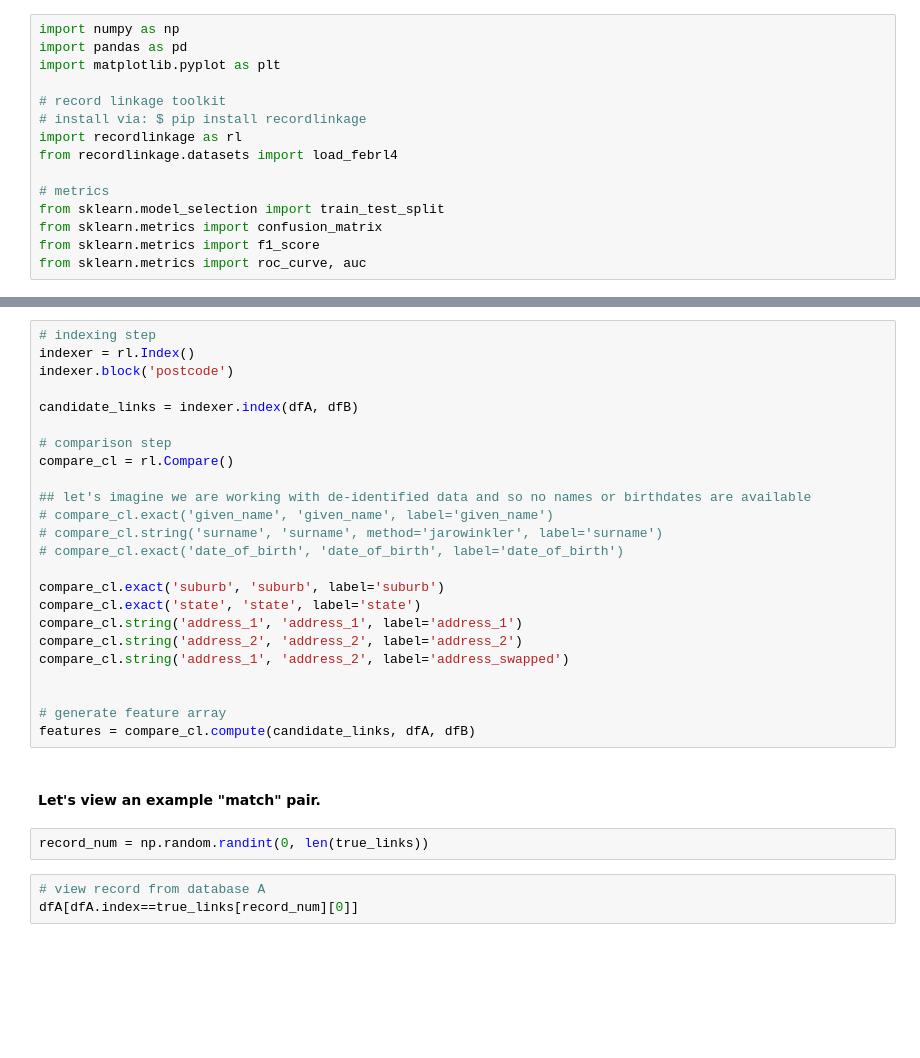
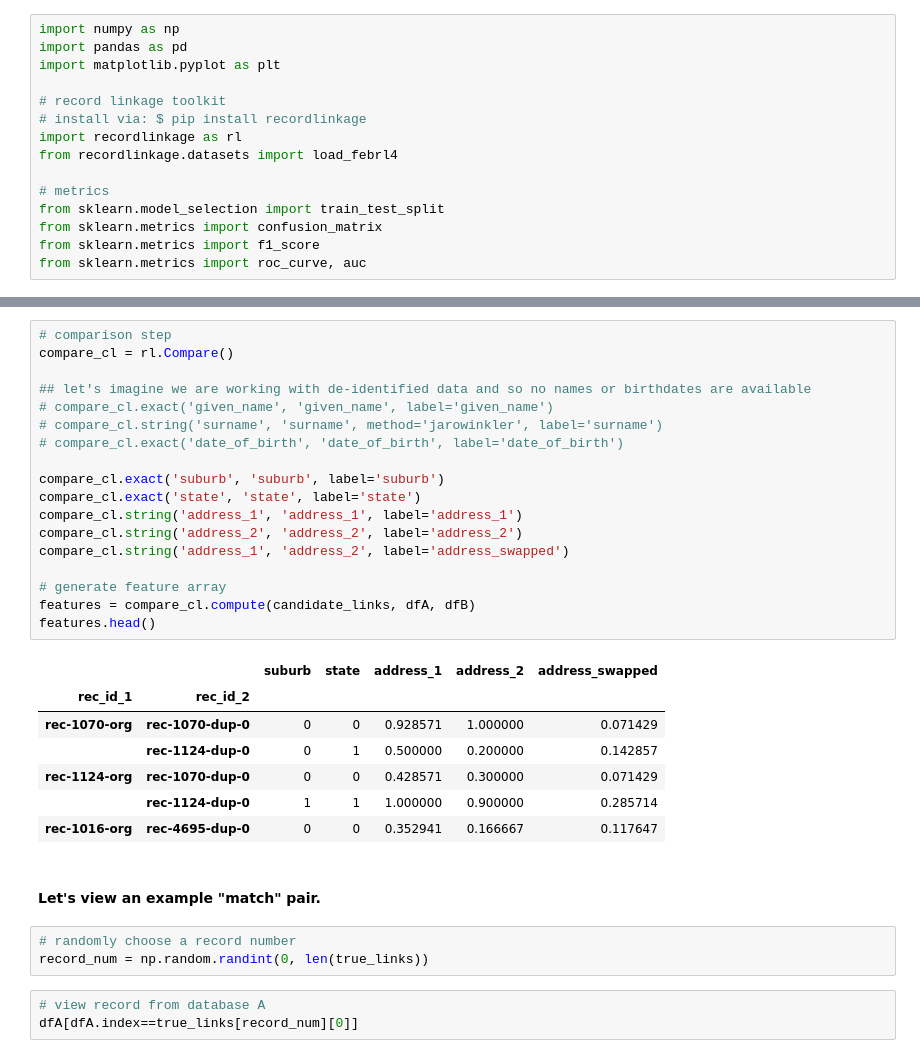
Before and after one commit to meccaLeccaHi/RL_pybay2020, a Jupyter notebook: prez.ipynb, the cells around one changed output, grey strips where cells are left out. Saved outputs shown, nothing was run; the diff lists cells and outputs as text; blank space fills up the shorter version.

```diff
--- a/prez.ipynb
+++ b/prez.ipynb
@@ -782,30 +829,33 @@ dfB.sample(3)
 # %%
-# indexing step
-indexer = rl.Index()
-indexer.block('postcode')
-
-candidate_links = indexer.index(dfA, dfB)
-
 # comparison step
 compare_cl = rl.Compare()
 
 ## let's imagine we are working with de-identified data and so no names or birthdates are available
 # compare_cl.exact('given_name', 'given_name', label='given_name')
 # compare_cl.string('surname', 'surname', method='jarowinkler', label='surname')
 # compare_cl.exact('date_of_birth', 'date_of_birth', label='date_of_birth')
 
 compare_cl.exact('suburb', 'suburb', label='suburb')
 compare_cl.exact('state', 'state', label='state')
 compare_cl.string('address_1', 'address_1', label='address_1')
 compare_cl.string('address_2', 'address_2', label='address_2')
 compare_cl.string('address_1', 'address_2', label='address_swapped')
 
-
 # generate feature array
 features = compare_cl.compute(candidate_links, dfA, dfB)
+features.head()
+# %% [output]
+|  |  | suburb | state | address_1 | address_2 | address_swapped |
+| rec_id_1 | rec_id_2 |  |  |  |  |  |
+| rec-1070-org | rec-1070-dup-0 | 0 | 0 | 0.928571 | 1.000000 | 0.071429 |
+|  | rec-1124-dup-0 | 0 | 1 | 0.500000 | 0.200000 | 0.142857 |
+| rec-1124-org | rec-1070-dup-0 | 0 | 0 | 0.428571 | 0.300000 | 0.071429 |
+|  | rec-1124-dup-0 | 1 | 1 | 1.000000 | 0.900000 | 0.285714 |
+| rec-1016-org | rec-4695-dup-0 | 0 | 0 | 0.352941 | 0.166667 | 0.117647 |
 # %% [markdown]
 #### Let's view an example "match" pair.
 # %%
+# randomly choose a record number
 record_num = np.random.randint(0, len(true_links))
 # %%
 # view record from database A
```
Also changed, not shown: parts of 30 cells of this notebook, 2 other files.
